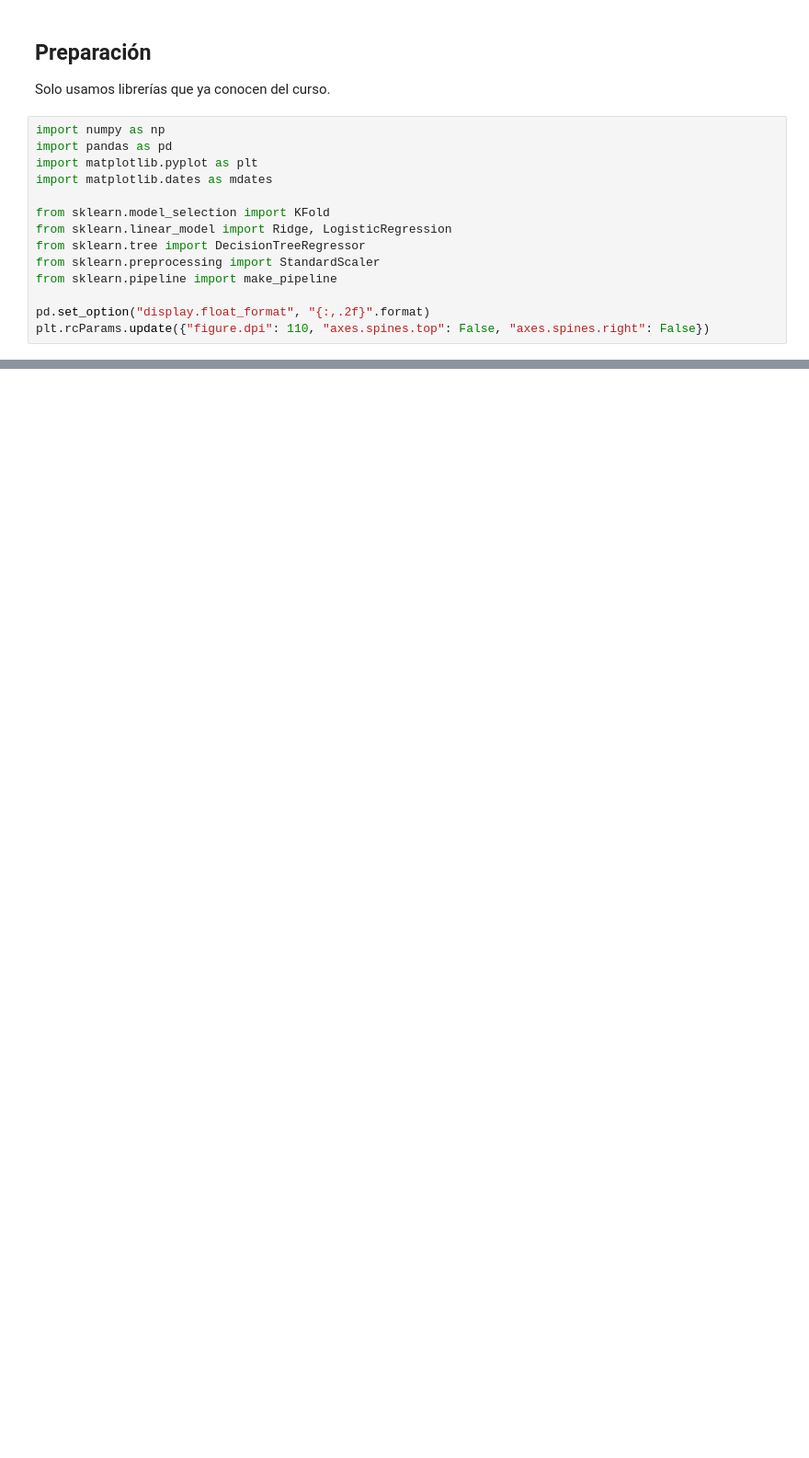
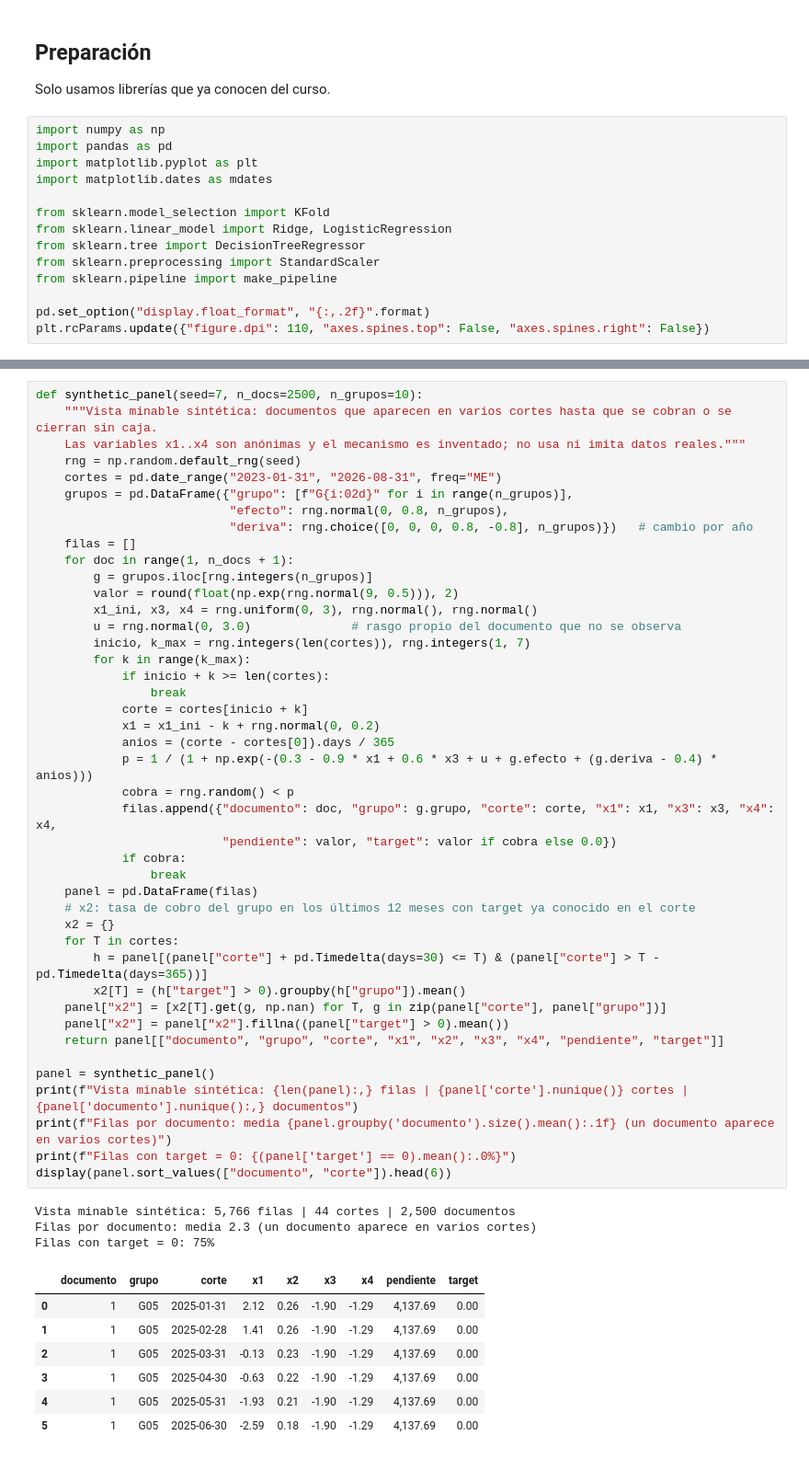
Before and after one commit to sergiomorapardo/StochasticAITechniquesClass, a Jupyter notebook: Notebooks/L14_HackathonFraming.ipynb, the cells around one changed output, grey strips where cells are left out. Shown at 92% size. Saved outputs shown, nothing was run; the diff lists cells and outputs as text; blank space fills up the shorter version.

```diff
--- a/Notebooks/L14_HackathonFraming.ipynb
+++ b/Notebooks/L14_HackathonFraming.ipynb
@@ -481,0 +219,54 @@ El reto no es elegir el algoritmo más sofisticado. Es **plantear bien el proble
+# %%
+def synthetic_panel(seed=7, n_docs=2500, n_grupos=10):
+    """Vista minable sintética: documentos que aparecen en varios cortes hasta que se cobran o se cierran sin caja.
+    Las variables x1..x4 son anónimas y el mecanismo es inventado; no usa ni imita datos reales."""
+    rng = np.random.default_rng(seed)
+    cortes = pd.date_range("2023-01-31", "2026-08-31", freq="ME")
+    grupos = pd.DataFrame({"grupo": [f"G{i:02d}" for i in range(n_grupos)],
+                           "efecto": rng.normal(0, 0.8, n_grupos),
+                           "deriva": rng.choice([0, 0, 0, 0.8, -0.8], n_grupos)})   # cambio por año
+    filas = []
+    for doc in range(1, n_docs + 1):
+        g = grupos.iloc[rng.integers(n_grupos)]
+        valor = round(float(np.exp(rng.normal(9, 0.5))), 2)
+        x1_ini, x3, x4 = rng.uniform(0, 3), rng.normal(), rng.normal()
+        u = rng.normal(0, 3.0)              # rasgo propio del documento que no se observa
+        inicio, k_max = rng.integers(len(cortes)), rng.integers(1, 7)
+        for k in range(k_max):
+            if inicio + k >= len(cortes):
+                break
+            corte = cortes[inicio + k]
+            x1 = x1_ini - k + rng.normal(0, 0.2)
+            anios = (corte - cortes[0]).days / 365
+            p = 1 / (1 + np.exp(-(0.3 - 0.9 * x1 + 0.6 * x3 + u + g.efecto + (g.deriva - 0.4) * anios)))
+            cobra = rng.random() < p
+            filas.append({"documento": doc, "grupo": g.grupo, "corte": corte, "x1": x1, "x3": x3, "x4": x4,
+                          "pendiente": valor, "target": valor if cobra else 0.0})
+            if cobra:
+                break
+    panel = pd.DataFrame(filas)
+    # x2: tasa de cobro del grupo en los últimos 12 meses con target ya conocido en el corte
+    x2 = {}
+    for T in cortes:
+        h = panel[(panel["corte"] + pd.Timedelta(days=30) <= T) & (panel["corte"] > T - pd.Timedelta(days=365))]
+        x2[T] = (h["target"] > 0).groupby(h["grupo"]).mean()
+    panel["x2"] = [x2[T].get(g, np.nan) for T, g in zip(panel["corte"], panel["grupo"])]
+    panel["x2"] = panel["x2"].fillna((panel["target"] > 0).mean())
+    return panel[["documento", "grupo", "corte", "x1", "x2", "x3", "x4", "pendiente", "target"]]
+
+panel = synthetic_panel()
+print(f"Vista minable sintética: {len(panel):,} filas | {panel['corte'].nunique()} cortes | {panel['documento'].nunique():,} documentos")
+print(f"Filas por documento: media {panel.groupby('documento').size().mean():.1f} (un documento aparece en varios cortes)")
+print(f"Filas con target = 0: {(panel['target'] == 0).mean():.0%}")
+display(panel.sort_values(["documento", "corte"]).head(6))
+# %% [output]
+Vista minable sintética: 5,766 filas | 44 cortes | 2,500 documentos
+Filas por documento: media 2.3 (un documento aparece en varios cortes)
+Filas con target = 0: 75%
+|  | documento | grupo | corte | x1 | x2 | x3 | x4 | pendiente | target |
+| 0 | 1 | G05 | 2025-01-31 | 2.12 | 0.26 | -1.90 | -1.29 | 4,137.69 | 0.00 |
+| 1 | 1 | G05 | 2025-02-28 | 1.41 | 0.26 | -1.90 | -1.29 | 4,137.69 | 0.00 |
+| 2 | 1 | G05 | 2025-03-31 | -0.13 | 0.23 | -1.90 | -1.29 | 4,137.69 | 0.00 |
+| 3 | 1 | G05 | 2025-04-30 | -0.63 | 0.22 | -1.90 | -1.29 | 4,137.69 | 0.00 |
+| 4 | 1 | G05 | 2025-05-31 | -1.93 | 0.21 | -1.90 | -1.29 | 4,137.69 | 0.00 |
+| 5 | 1 | G05 | 2025-06-30 | -2.59 | 0.18 | -1.90 | -1.29 | 4,137.69 | 0.00 |
```
Also changed, not shown: parts of 54 cells of this notebook.
